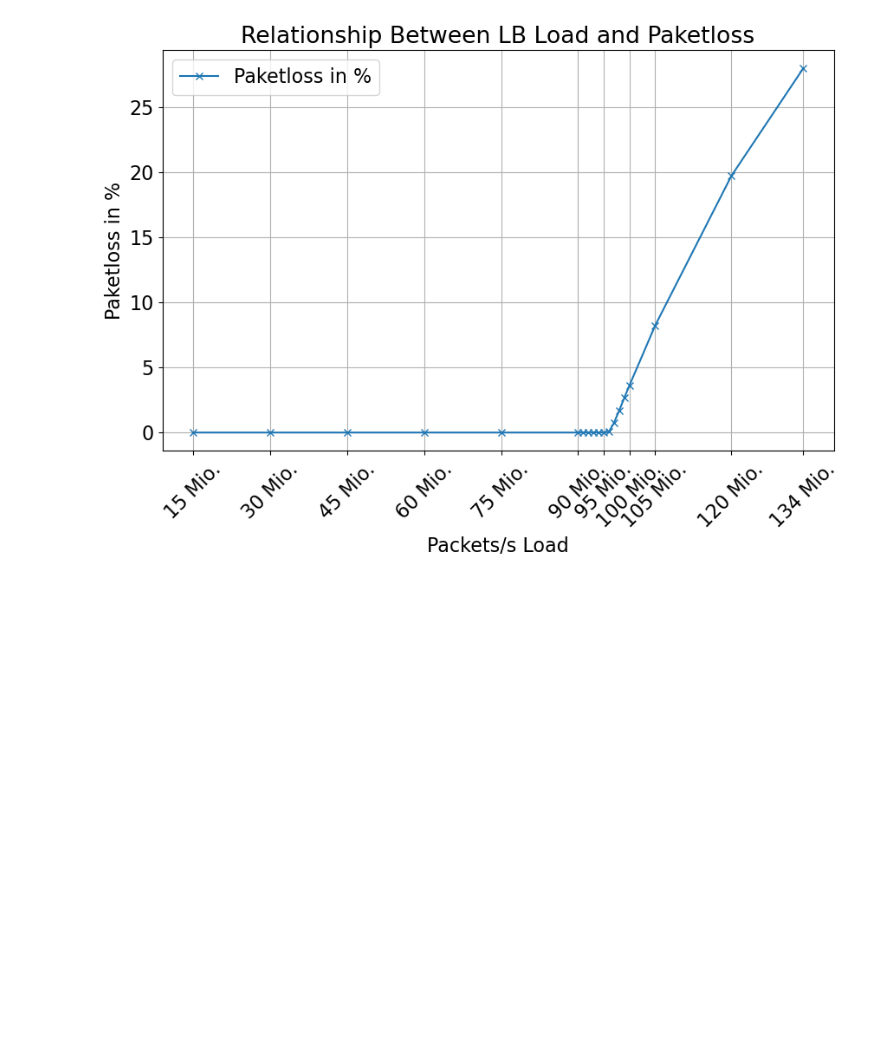
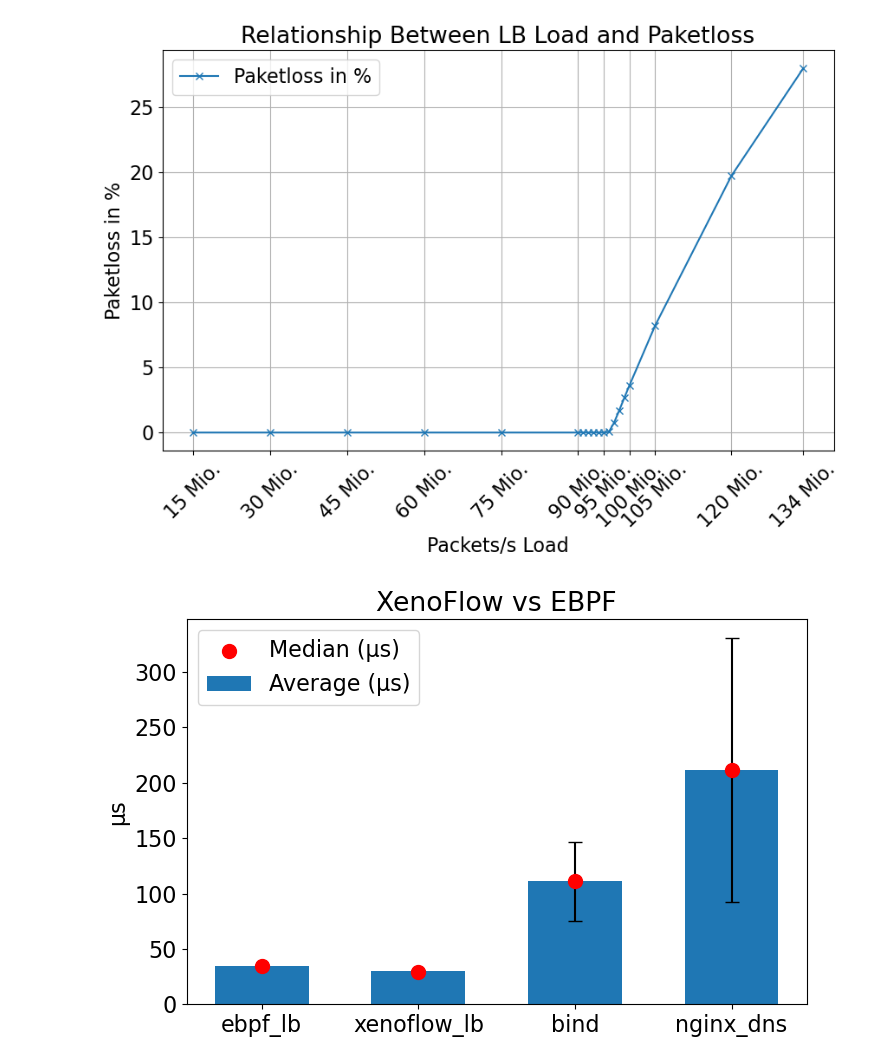
Before and after one commit to gespel/Bachelorarbeit, a Jupyter notebook: notebooks/paper.ipynb, the cells around one changed output. Cells and saved outputs as stored; diff of their text form; code cells hidden in the pictures; blank space fills up the shorter version.

```diff
--- a/notebooks/paper.ipynb
+++ b/notebooks/paper.ipynb
@@ -243,3 +243,43 @@ plt.show()
 # %% [output]
 [(15074875, 0.0), (30152323, 0.0), (45229374, 0.0), (60307326, 0.0), (75384399, 0.0), (90465807, 0.0), (91471770, 0.0), (92477930, 0.0), (93481860, 0.0), (94485335, 0.0), (95492131, 0.0), (96495199, 0 ...
 [figure]
+# %%
+data = [("xenoflow_lb", 29.136870), ("ebpf_lb", 34.698115), ("bind", 111.172597), ("nginx_dns", 211.496353)]
+
+import matplotlib.pyplot as plt
+import numpy as np
+
+labels = ["ebpf_lb", "xenoflow_lb", "bind", "nginx_dns"]
+x = np.arange(len(labels))
+
+averages = [
+    np.mean([34.835604, 35.025279, 34.698115]),  # ebpf_lb
+    np.mean([29.520194, 30.649768, 29.136870]),  # xenoflow_lb
+    111.172597,  # bind
+    211.496353   # nginx_dns
+]
+
+medians = [
+    np.median([34.809113, 34.809113, 34.093857]),  # ebpf_lb
+    np.median([29.087067, 29.087067, 29.087067]),  # xenoflow_lb
+    111.172597,  # bind
+    211.496353   # nginx_dns
+]
+
+stddevs = [
+    np.std([34.835604, 35.025279, 34.698115], ddof=1),  # ebpf_lb
+    np.std([29.520194, 30.649768, 29.136870], ddof=1),  # xenoflow_lb
+    35.756321,
+    119.529759
+]
+
+plt.figure(figsize=(8,5))
+plt.bar(x, averages, width=0.6, yerr=stddevs, capsize=5, label='Average (µs)')
+plt.scatter(x, medians, color="red", label='Median (µs)', zorder=5, s=100)
+plt.xticks(x, labels)
+plt.ylabel('µs')
+plt.title('XenoFlow vs EBPF')
+plt.legend()
+plt.show()
+# %% [output]
+[figure, added]
```
Also changed, not shown: 3 other files.
